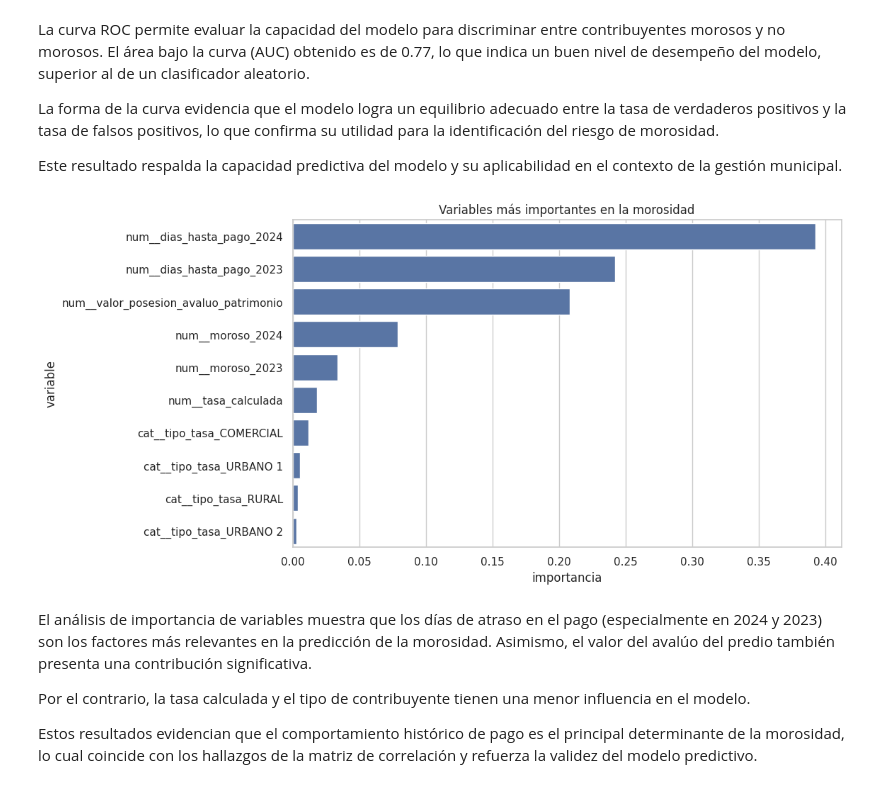
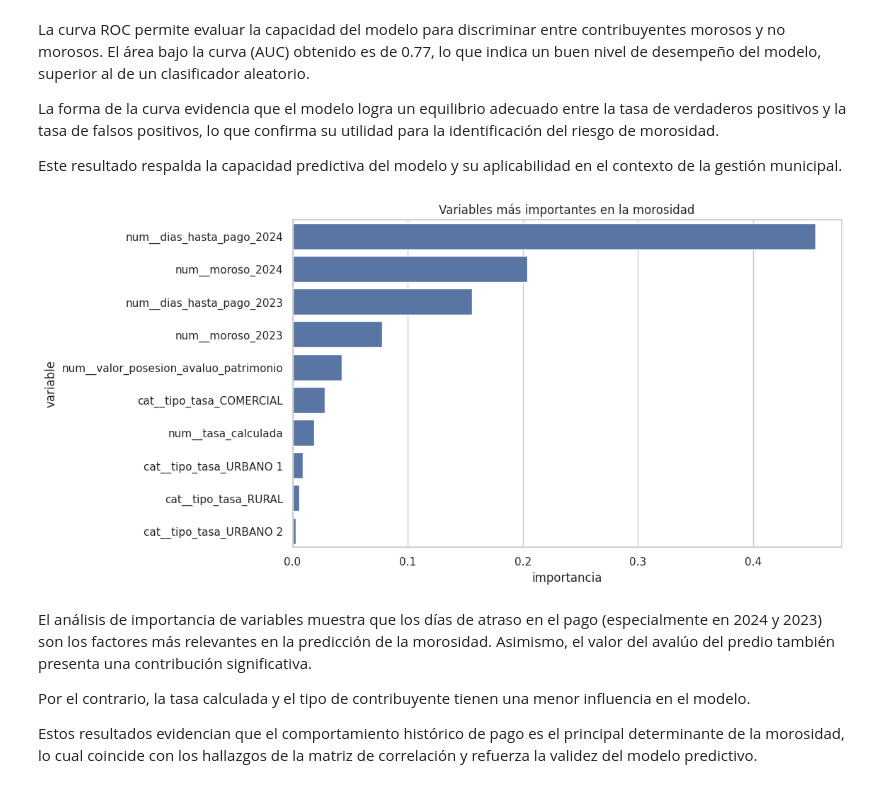
Before and after one commit to nicole062797-star/TFM-fin-de-master-Ciencia-de-datos, a Jupyter notebook: 03_Modelado_Morosidad.ipynb, the cells around one changed output. Cells and saved outputs as stored; diff of their text form; code cells hidden in the pictures.

```diff
--- a/03_Modelado_Morosidad.ipynb
+++ b/03_Modelado_Morosidad.ipynb
@@ -340,0 +343,18 @@ El modelo Random Forest optimiza la precisión general del sistema, mientras que
+# %%
+#Ajustamos los parametros
+param_grid = {
+    "classifier__n_estimators": [100, 200],
+    "classifier__max_depth": [5, 10, None],
+    "classifier__min_samples_split": [2, 5]
+}
+
+grid = GridSearchCV(
+    modelo_rf_mejorado,
+    param_grid,
+    cv=3,
+    scoring="recall",
+    n_jobs=-1
+)
+
+grid.fit(X_train, y_train)
+print(grid.best_params_)
@@ -340,0 +363,7 @@ El modelo Random Forest optimiza la precisión general del sistema, mientras que
+# %%
+modelo_final = grid.best_estimator_
+
+y_pred_final = modelo_final.predict(X_test)
+
+print(confusion_matrix(y_test, y_pred_final))
+print(classification_report(y_test, y_pred_final))
@@ -469,21 +512,21 @@ La forma de la curva evidencia que el modelo logra un equilibrio adecuado entre
 Este resultado respalda la capacidad predictiva del modelo y su aplicabilidad en el contexto de la gestión municipal.
 # %%
 #Vemos las variables más influyentes en la predicción de la morosidad
-rf = modelo_rf.named_steps["classifier"]
+rf = modelo_final.named_steps["classifier"]
 importancias = rf.feature_importances_
 
 columnas = preprocessor.get_feature_names_out()
 
 df_imp = pd.DataFrame({
     "variable": columnas,
     "importancia": importancias
 }).sort_values(by="importancia", ascending=False)
 
 sns.barplot(data=df_imp.head(10), x="importancia", y="variable")
 plt.title("Variables más importantes en la morosidad")
 plt.show()
 # %% [output]
-[figure, old version]
+[figure, new version]
 # %% [markdown]
 El análisis de importancia de variables muestra que los días de atraso en el pago (especialmente en 2024 y 2023) son los factores más relevantes en la predicción de la morosidad. Asimismo, el valor del avalúo del predio también presenta una contribución significativa.
 
```
Also changed, not shown: parts of 5 cells of this notebook.
